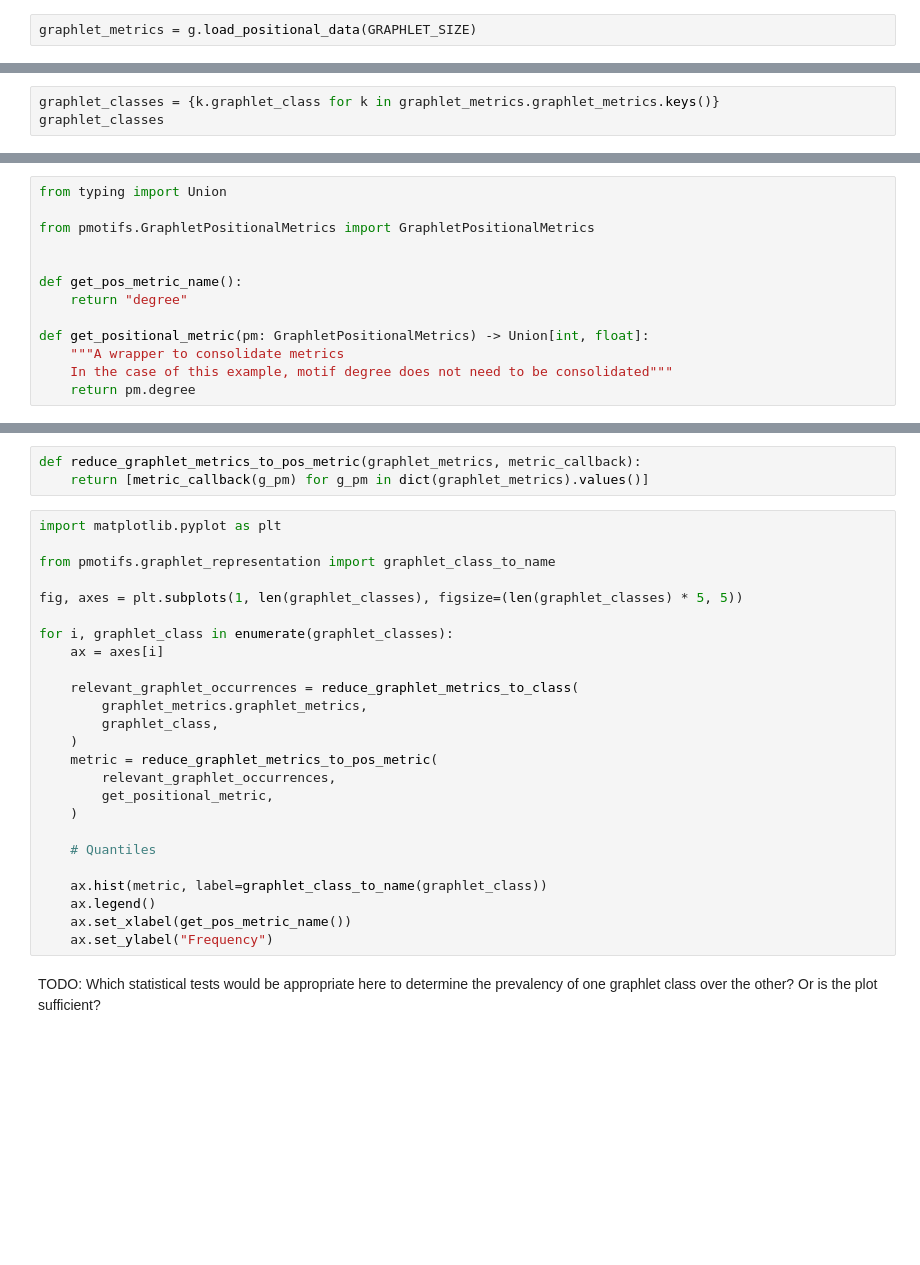
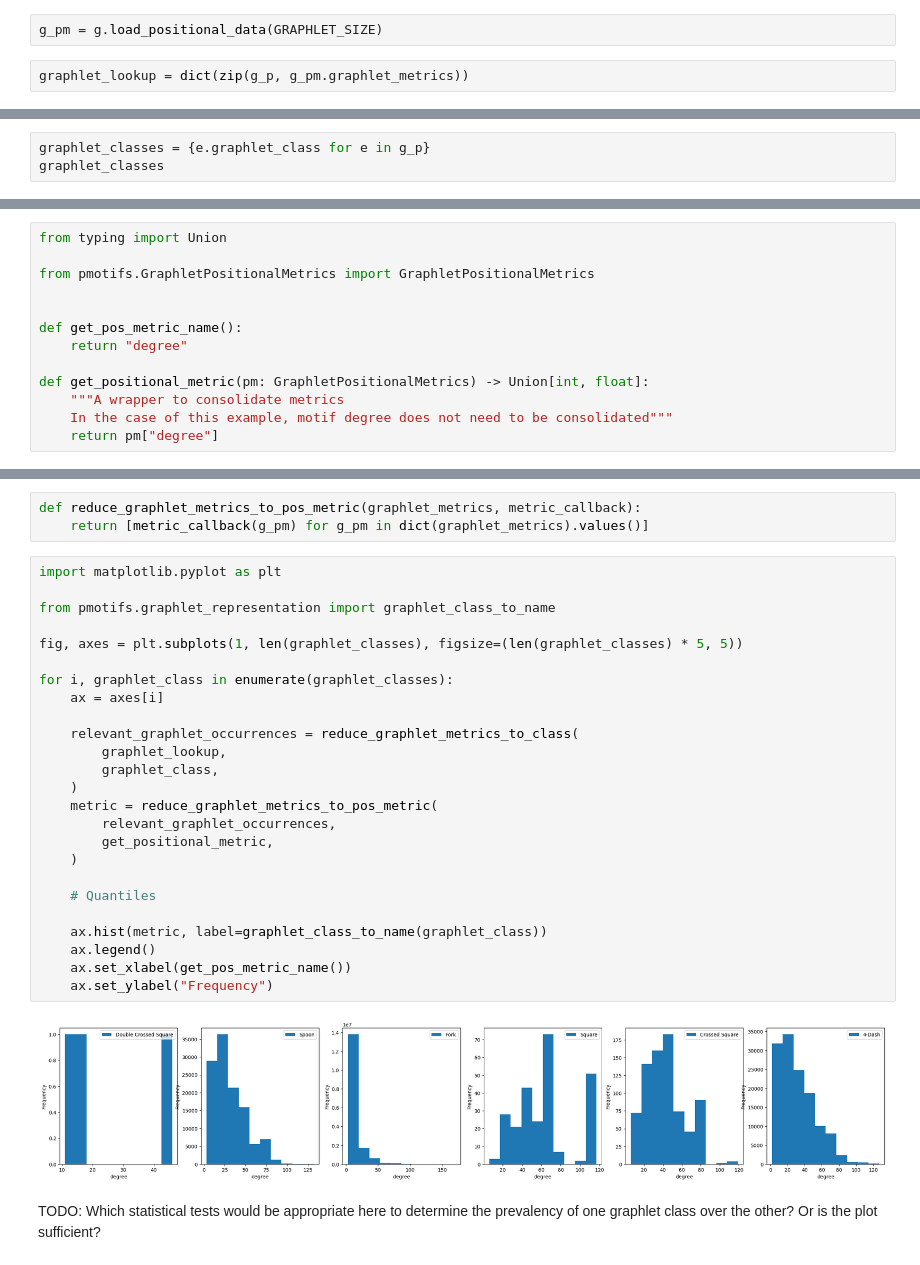
Before and after one commit to DILiS-lab/pmotif_lib, a Jupyter notebook: notebooks/Interfaces/Local Scope - Which graphlet occurrence more prevalent than others?.ipynb, the cells around one changed output, grey strips where cells are left out. Saved outputs shown, nothing was run; the diff lists cells and outputs as text; blank space fills up the shorter version.

```diff
--- a/notebooks/Interfaces/Local Scope - Which graphlet occurrence more prevalent than others?.ipynb
+++ b/notebooks/Interfaces/Local Scope - Which graphlet occurrence more prevalent than others?.ipynb
@@ -29,5 +35,7 @@ graphlet_pos = g.load_graphlet_pos_zip(GRAPHLET_SIZE)
 # %%
-graphlet_metrics = g.load_positional_data(GRAPHLET_SIZE)
+g_pm = g.load_positional_data(GRAPHLET_SIZE)
+# %%
+graphlet_lookup = dict(zip(g_p, g_pm.graphlet_metrics))
 # %%
 # Analysis by frequency does not make sense in local scope, all graphlet occurrences account to only one score
 graphlet_frequencies = g.load_graphlet_freq_file(GRAPHLET_SIZE)
@@ -35,3 +50,3 @@ graphlet_frequencies
 # %%
-graphlet_classes = {k.graphlet_class for k in graphlet_metrics.graphlet_metrics.keys()}
+graphlet_classes = {e.graphlet_class for e in g_p}
 graphlet_classes
@@ -49,7 +71,7 @@ def get_pos_metric_name():
 def get_positional_metric(pm: GraphletPositionalMetrics) -> Union[int, float]:
     """A wrapper to consolidate metrics
     In the case of this example, motif degree does not need to be consolidated"""
-    return pm.degree
+    return pm["degree"]
 # %%
 def reduce_graphlet_metrics_to_class(graphlet_metrics, graphlet_class):
     return [
@@ -63,27 +85,29 @@ def reduce_graphlet_metrics_to_pos_metric(graphlet_metrics, metric_callback):
 # %%
 import matplotlib.pyplot as plt
 
 from pmotifs.graphlet_representation import graphlet_class_to_name
 
 fig, axes = plt.subplots(1, len(graphlet_classes), figsize=(len(graphlet_classes) * 5, 5))
 
 for i, graphlet_class in enumerate(graphlet_classes):
     ax = axes[i]
 
     relevant_graphlet_occurrences = reduce_graphlet_metrics_to_class(
-        graphlet_metrics.graphlet_metrics,
+        graphlet_lookup,
         graphlet_class,
     )
     metric = reduce_graphlet_metrics_to_pos_metric(
         relevant_graphlet_occurrences,
         get_positional_metric,
     )
 
     # Quantiles
 
     ax.hist(metric, label=graphlet_class_to_name(graphlet_class))
     ax.legend()
     ax.set_xlabel(get_pos_metric_name())
     ax.set_ylabel("Frequency")
+# %% [output]
+[figure, added]
 # %% [markdown]
 TODO: Which statistical tests would be appropriate here to determine the prevalency of one graphlet class over the other? Or is the plot sufficient?
```
Also changed, not shown: parts of 7 cells of this notebook, 1 other file.
